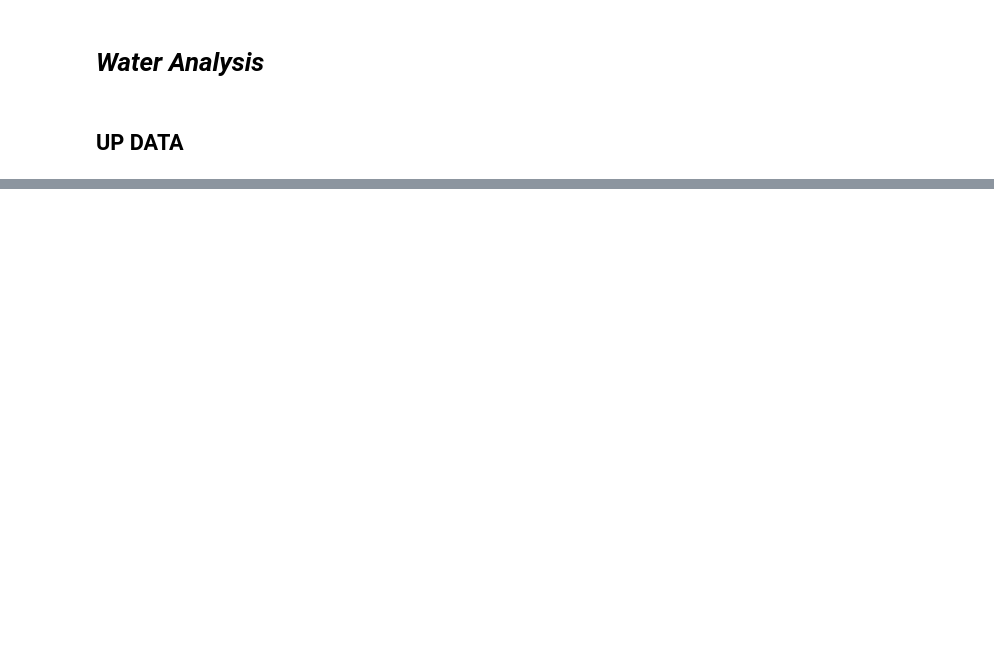
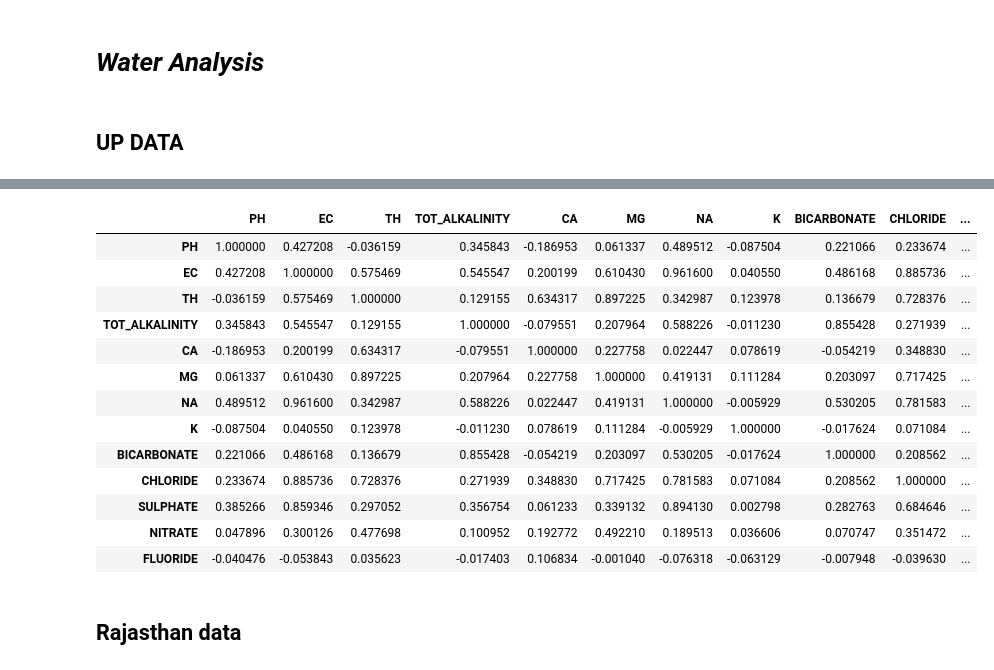
Before and after one commit to Akshay2002Singh/Water-Analysis_Python_ML, a Jupyter notebook: New data/analysis.ipynb, the cells around one changed output, grey strips where cells are left out. Cells and saved outputs as stored; diff of their text form; code cells hidden in the pictures; blank space fills up the shorter version.

```diff
--- a/New data/analysis.ipynb
+++ b/New data/analysis.ipynb
@@ -48,0 +72,3 @@ up_data.head()
+# %%
+# convering it to float
+up_data = up_data.astype(float)
@@ -48,0 +98,20 @@ up_data.head()
+# %%
+correlation_matrix = up_data.corr()
+correlation_matrix
+# %% [output]
+|  | PH | EC | TH | TOT_ALKALINITY | CA | MG | NA | K | BICARBONATE | CHLORIDE | ... |
+| PH | 1.000000 | 0.427208 | -0.036159 | 0.345843 | -0.186953 | 0.061337 | 0.489512 | -0.087504 | 0.221066 | 0.233674 | ... |
+| EC | 0.427208 | 1.000000 | 0.575469 | 0.545547 | 0.200199 | 0.610430 | 0.961600 | 0.040550 | 0.486168 | 0.885736 | ... |
+| TH | -0.036159 | 0.575469 | 1.000000 | 0.129155 | 0.634317 | 0.897225 | 0.342987 | 0.123978 | 0.136679 | 0.728376 | ... |
+| TOT_ALKALINITY | 0.345843 | 0.545547 | 0.129155 | 1.000000 | -0.079551 | 0.207964 | 0.588226 | -0.011230 | 0.855428 | 0.271939 | ... |
+| CA | -0.186953 | 0.200199 | 0.634317 | -0.079551 | 1.000000 | 0.227758 | 0.022447 | 0.078619 | -0.054219 | 0.348830 | ... |
+| MG | 0.061337 | 0.610430 | 0.897225 | 0.207964 | 0.227758 | 1.000000 | 0.419131 | 0.111284 | 0.203097 | 0.717425 | ... |
+| NA | 0.489512 | 0.961600 | 0.342987 | 0.588226 | 0.022447 | 0.419131 | 1.000000 | -0.005929 | 0.530205 | 0.781583 | ... |
+| K | -0.087504 | 0.040550 | 0.123978 | -0.011230 | 0.078619 | 0.111284 | -0.005929 | 1.000000 | -0.017624 | 0.071084 | ... |
+| BICARBONATE | 0.221066 | 0.486168 | 0.136679 | 0.855428 | -0.054219 | 0.203097 | 0.530205 | -0.017624 | 1.000000 | 0.208562 | ... |
+| CHLORIDE | 0.233674 | 0.885736 | 0.728376 | 0.271939 | 0.348830 | 0.717425 | 0.781583 | 0.071084 | 0.208562 | 1.000000 | ... |
+| SULPHATE | 0.385266 | 0.859346 | 0.297052 | 0.356754 | 0.061233 | 0.339132 | 0.894130 | 0.002798 | 0.282763 | 0.684646 | ... |
+| NITRATE | 0.047896 | 0.300126 | 0.477698 | 0.100952 | 0.192772 | 0.492210 | 0.189513 | 0.036606 | 0.070747 | 0.351472 | ... |
+| FLUORIDE | -0.040476 | -0.053843 | 0.035623 | -0.017403 | 0.106834 | -0.001040 | -0.076318 | -0.063129 | -0.007948 | -0.039630 | ... |
+# %% [markdown]
+## **Rajasthan data**
```
Also changed, not shown: parts of 13 cells of this notebook, 2 other files.
